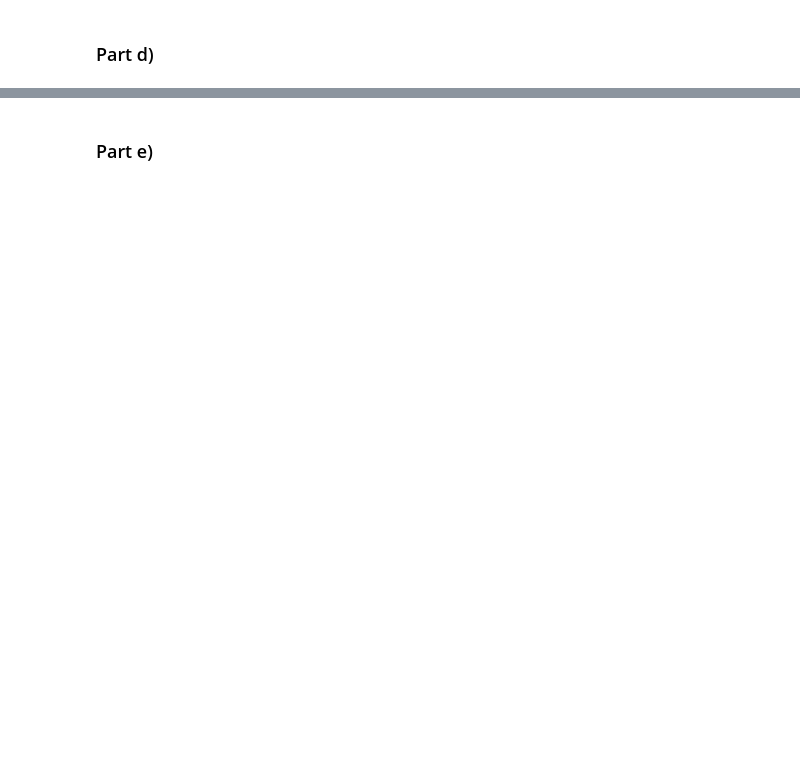
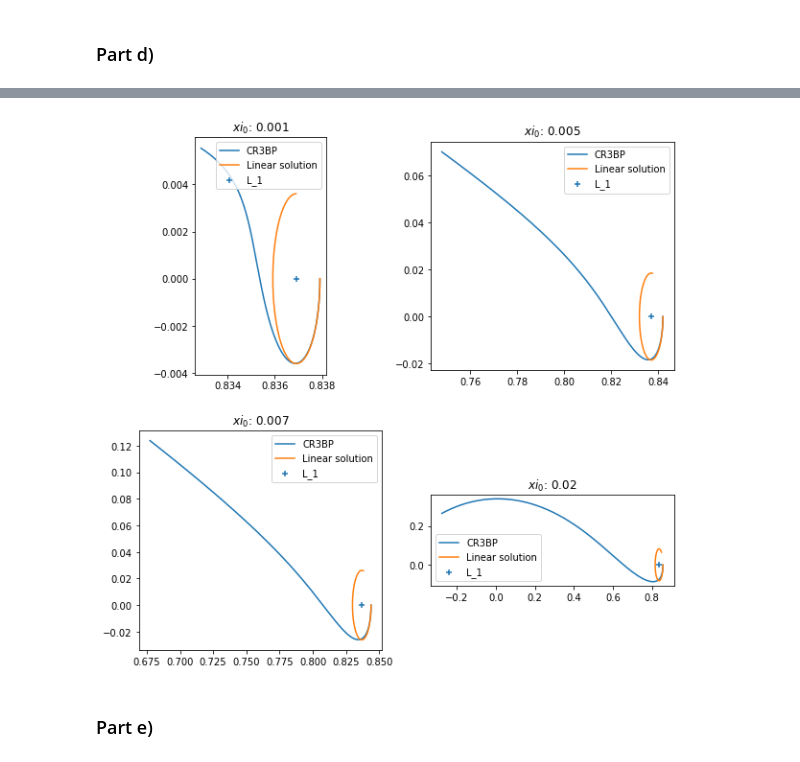
Before and after one commit to prabhu8/Advanced-Orbital-Mechanics, a Jupyter notebook: PSC/PSC3.ipynb, the cells around one changed output, grey strips where cells are left out. Saved outputs shown, nothing was run; the diff lists cells and outputs as text; code cells hidden in the pictures; blank space fills up the shorter version.

```diff
--- a/PSC/PSC3.ipynb
+++ b/PSC/PSC3.ipynb
@@ -123,3 +140,39 @@ axs.legend()
+# %%
+xi_0s = np.array([0.001, 0.005, 0.007, 0.02])
+t_span = [0, 2]
+fig1, ax1 = plt.subplots(nrows=2, ncols=2, figsize=(10,10))
+ax1 = ax1.ravel()
+
+for i, xi_0 in enumerate(xi_0s):
+
+    U_xx, U_yy, U_zz, U_xy, _, _ = pn.U_ii(L1+xi_0, 0, 0, SS3.loc[system,'miu'])
+
+    beta_1  = 2 - (U_xx + U_yy)/2
+    beta_2  = np.sqrt(-U_xx*U_yy)
+    s       = np.sqrt(beta_1 + np.sqrt(beta_1**2 + beta_2**2))
+    beta_3  = (s**2 + U_xx)/2/s
+
+    xi_dot_0    = eta_0*s/beta_3
+    eta_dot_0   = -beta_3*xi_0*s
+    zeta_dot_0  = 0
+
+    IC = np.append([xi_0, eta_0, zeta_0], [xi_dot_0, eta_dot_0, zeta_dot_0])
+    lin = solve_ivp(lambda t, x: pn.Lagrange_var_df(t, x, SS3.loc[system,'miu'], U_xx, U_yy, U_zz, U_xy), t_span , IC, method='RK45',
+                    rtol=10**-12, atol=10**-16)
+
+    IC = np.append([L1+xi_0, eta_0, zeta_0], [xi_dot_0, eta_dot_0, zeta_dot_0])
+    non_lin = solve_ivp(lambda t, x: pn.cr3bp_df(t, x, SS3.loc[system,'miu']), t_span , IC, method='RK45',
+                        rtol=10**-12, atol=10**-16)
+
+
+    ax1[i].scatter([L1],[0], marker="+", label = 'L_1')
+    ax1[i].plot(non_lin.y[0,:], non_lin.y[1,:], label='CR3BP')
+    ax1[i].plot(lin.y[0,:]+L1, lin.y[1,:], label='Linear solution')
+    ax1[i].set_aspect('equal', 'box')
+    ax1[i].set_title(('$xi_0$: '+ str(round(xi_0,3))))
+    ax1[i].legend()
+# %% [output]
+[figure, added]
 # %% [markdown]
 ### Part e)
 # %%
```
Also changed, not shown: parts of 5 cells of this notebook.
